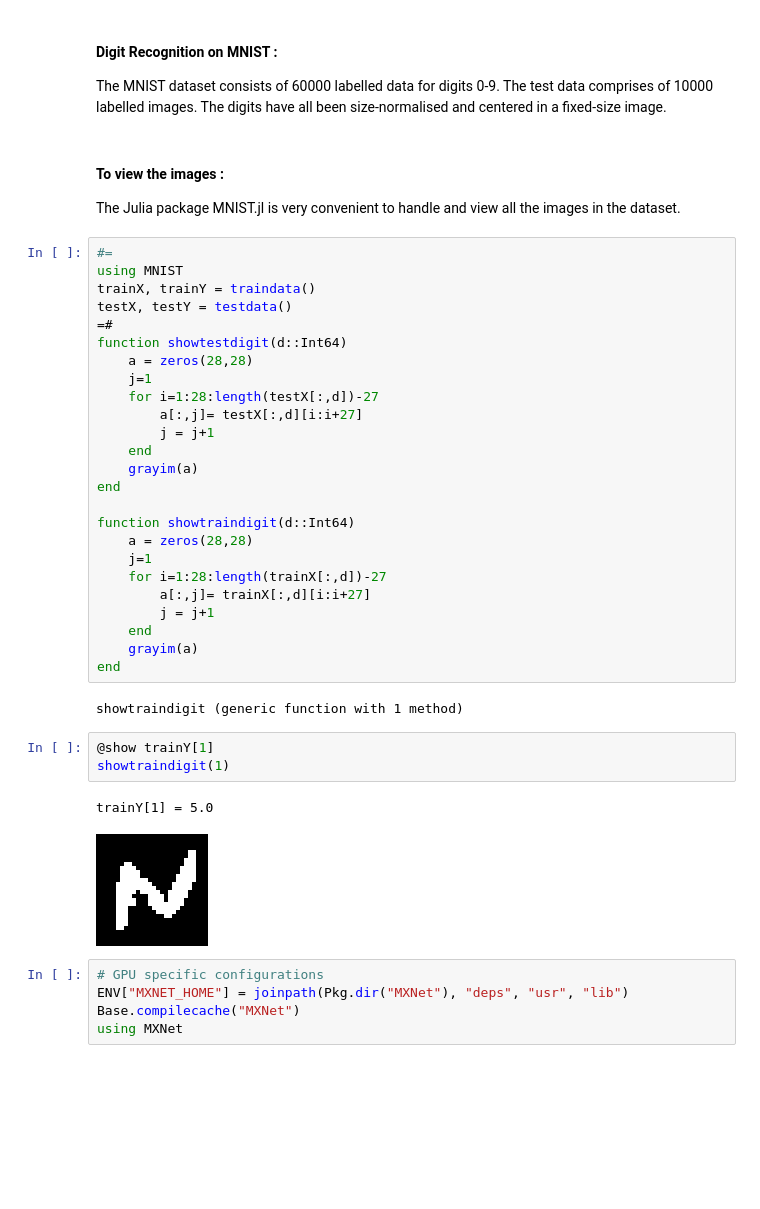
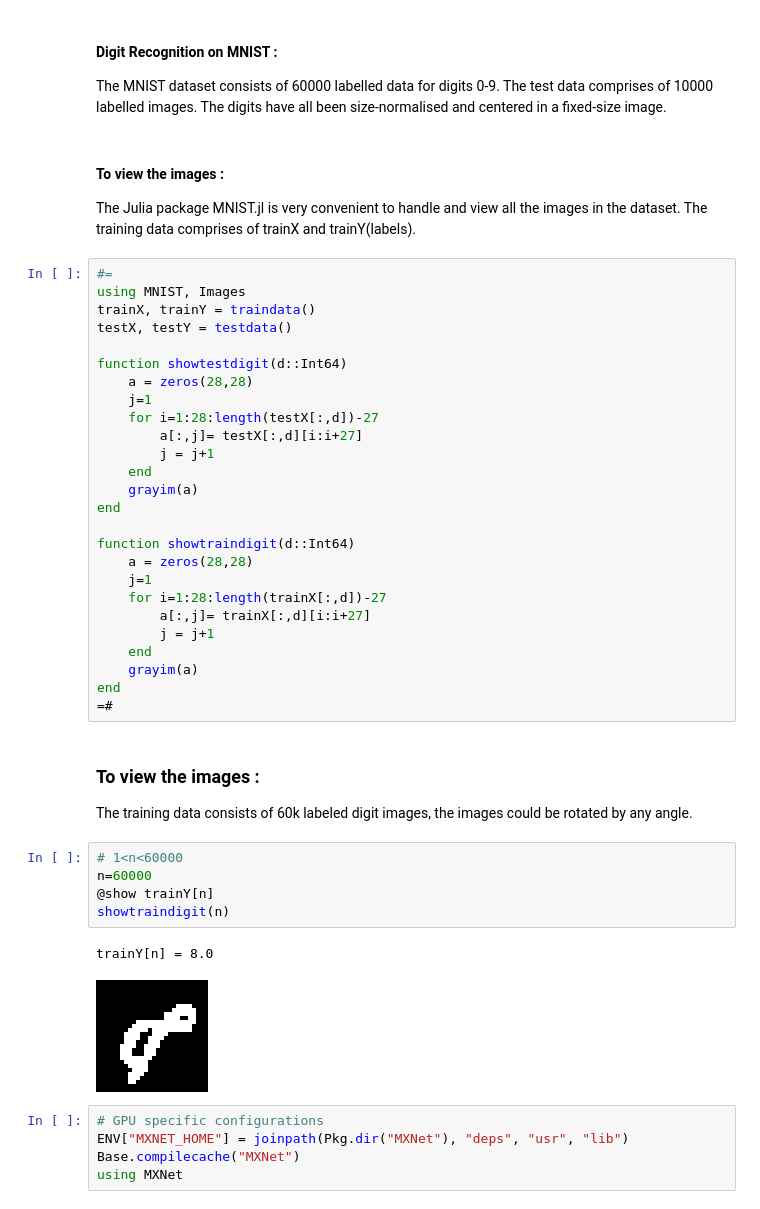
Before and after one commit to abhijithch/MLDemos.jl, a Jupyter notebook: demos/mxnet_gpu.ipynb, the cells around one changed output. Cells and saved outputs as stored; diff of their text form; blank space fills up the shorter version.

```diff
--- a/demos/mxnet_gpu.ipynb
+++ b/demos/mxnet_gpu.ipynb
@@ -9,13 +14,13 @@ The MNIST dataset consists of 60000 labelled data for digits 0-9. The test data
 # %% [markdown]
 #### To view the images :
 
-The Julia package MNIST.jl is very convenient to handle and view all the images in the dataset.
+The Julia package MNIST.jl is very convenient to handle and view all the images in the dataset. The training data comprises of trainX and trainY(labels).
 # %%
 #=
-using MNIST
+using MNIST, Images
 trainX, trainY = traindata()
 testX, testY = testdata()
-=#
+
 function showtestdigit(d::Int64)
     a = zeros(28,28)
     j=1
@@ -35,14 +40,19 @@ function showtraindigit(d::Int64)
     end
     grayim(a)
 end
+=#
-# %% [output]
-showtraindigit (generic function with 1 method)
+# %% [markdown]
+### To view the images :
+
+The training data consists of 60k labeled digit images, the images could be rotated by any angle.
 # %%
-@show trainY[1]
-showtraindigit(1)
+# 1<n<60000
+n=60000
+@show trainY[n]
+showtraindigit(n)
 # %% [output]
-trainY[1] = 5.0
+trainY[n] = 8.0
-[figure, old version]
+[figure, new version]
 # %%
 # GPU specific configurations
 ENV["MXNET_HOME"] = joinpath(Pkg.dir("MXNet"), "deps", "usr", "lib")
```
Also changed, not shown: parts of 15 cells of this notebook, 4 other files.
